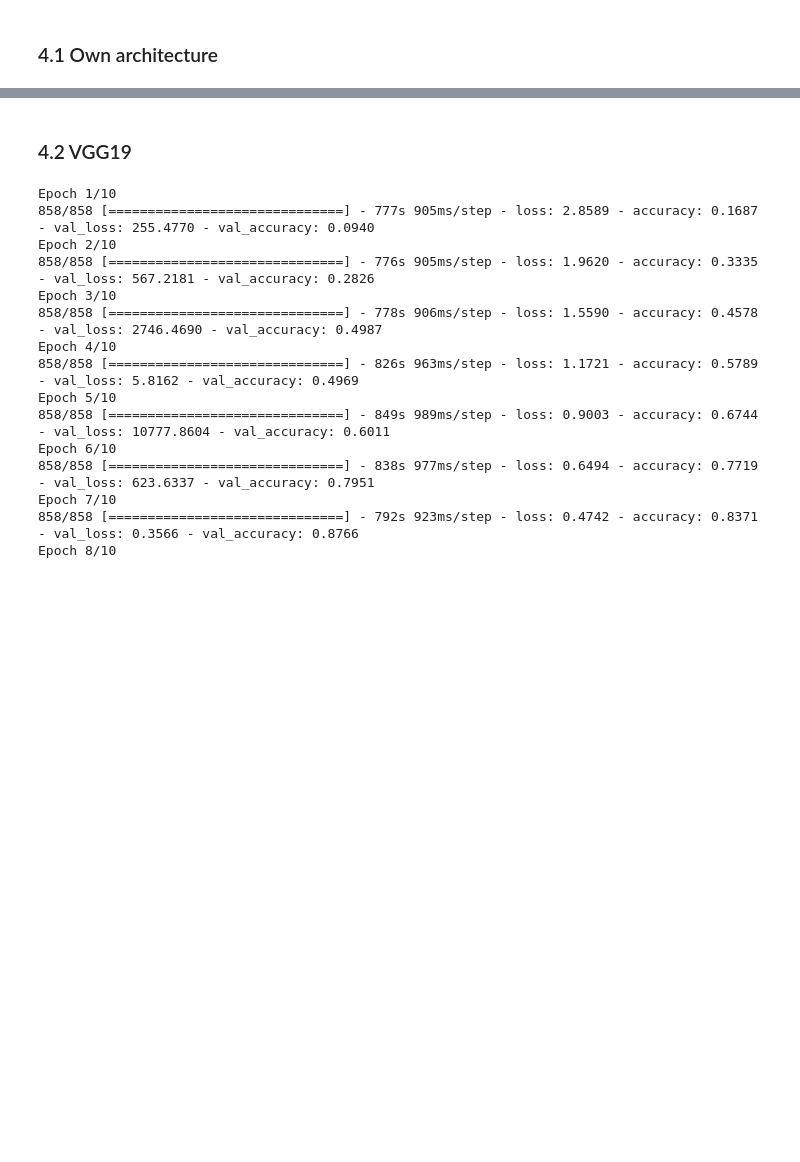
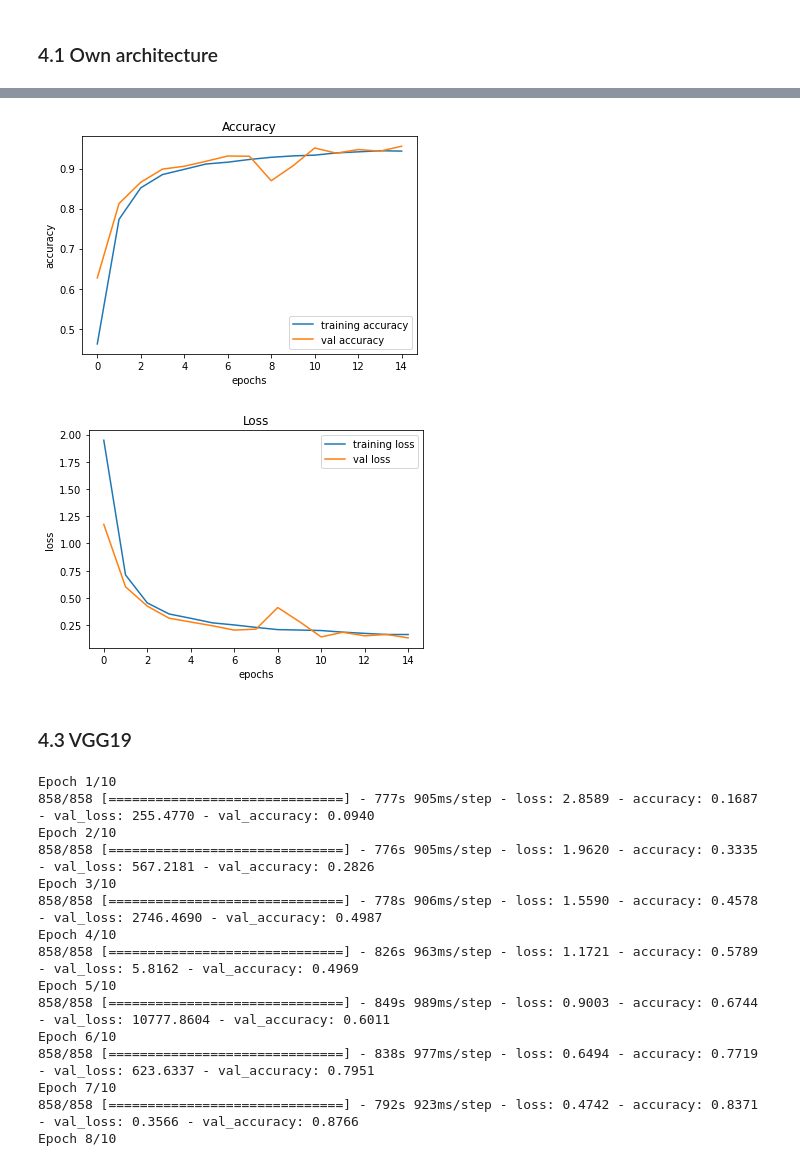
Before and after one commit to AlexJin0418/traffic-sign-recognition, a Jupyter notebook: traffic_sign_notebook.ipynb, the cells around one changed output, grey strips where cells are left out. Saved outputs shown, nothing was run; the diff lists cells and outputs as text; code cells hidden in the pictures; blank space fills up the shorter version.

```diff
--- a/traffic_sign_notebook.ipynb
+++ b/traffic_sign_notebook.ipynb
@@ -246,0 +245,18 @@ model.compile(loss='categorical_crossentropy', optimizer='adam', metrics=['accur
+# %%
+model_2 = Sequential()
+
+model_2.add(Conv2D(filters=16, kernel_size=(3, 3), activation='relu', input_shape=(50, 50, 3)))
+model_2.add(Conv2D(filters=32, kernel_size=(3, 3), activation='relu'))
+model_2.add(MaxPool2D(pool_size=(2, 2)))
+model_2.add(BatchNormalization(axis=-1))
+model_2.add(Conv2D(filters=64, kernel_size=(3, 3), activation='relu'))
+model_2.add(Conv2D(filters=128, kernel_size=(3, 3), activation='relu'))
+model_2.add(MaxPool2D(pool_size=(2, 2)))
+model_2.add(BatchNormalization(axis=-1))
+model_2.add(Flatten())
+model_2.add(Dense(256, activation='relu'))
+model_2.add(BatchNormalization(axis=-1))
+model_2.add(Dropout(rate=0.5))
+model_2.add(Dense(num_classes, activation='softmax'))
+
+model_2.summary()
@@ -247 +281,3 @@ model.compile(loss='categorical_crossentropy', optimizer='adam', metrics=['accur
+# %%
+model_2.compile(loss='categorical_crossentropy', optimizer='adam', metrics=['accuracy'])
 # %% [markdown]
@@ -357,0 +397,2 @@ plt.show()
+# %%
+history_2 = model_2.fit(datagen.flow(X_train, y_train, batch_size=32), epochs=15, validation_data=datagen.flow(X_val, y_val))
@@ -358,5 +417,25 @@ plt.show()
+# %%
+plt.figure(0)
+plt.plot(history_2.history['accuracy'], label='training accuracy')
+plt.plot(history_2.history['val_accuracy'], label='val accuracy')
+plt.title('Accuracy')
+plt.xlabel('epochs')
+plt.ylabel('accuracy')
+plt.legend()
+
+plt.figure(1)
+plt.plot(history_2.history['loss'], label='training loss')
+plt.plot(history_2.history['val_loss'], label='val loss')
+plt.title('Loss')
+plt.xlabel('epochs')
+plt.ylabel('loss')
+plt.legend()
+plt.show()
+# %% [output]
+[figure, added]
+[figure, added]
 # %% [markdown]
-### 4.2 VGG19
+### 4.3 VGG19
 # %%
 history_VGG19 = model_VGG19.fit(datagen.flow(X_train, y_train, batch_size=32), epochs=10, validation_data=datagen.flow(X_val, y_val))
 # %% [output]
```
Also changed, not shown: parts of 12 cells of this notebook, 1 other file.
